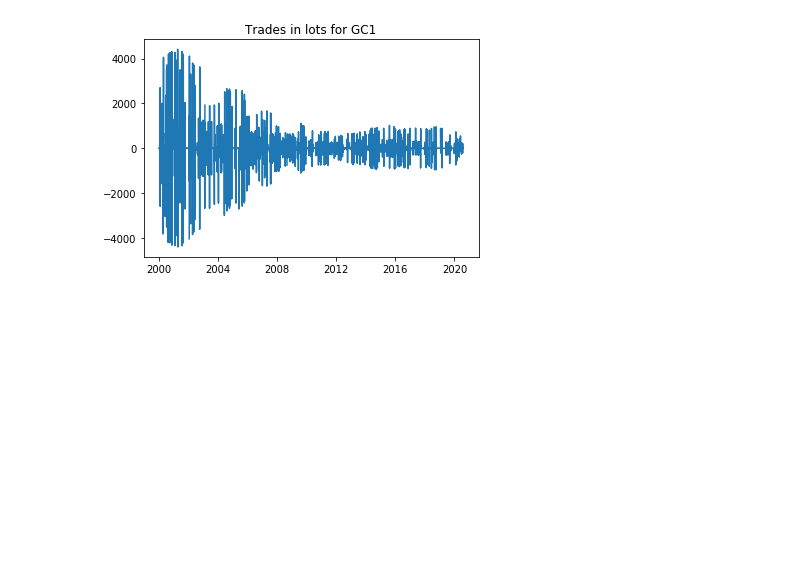
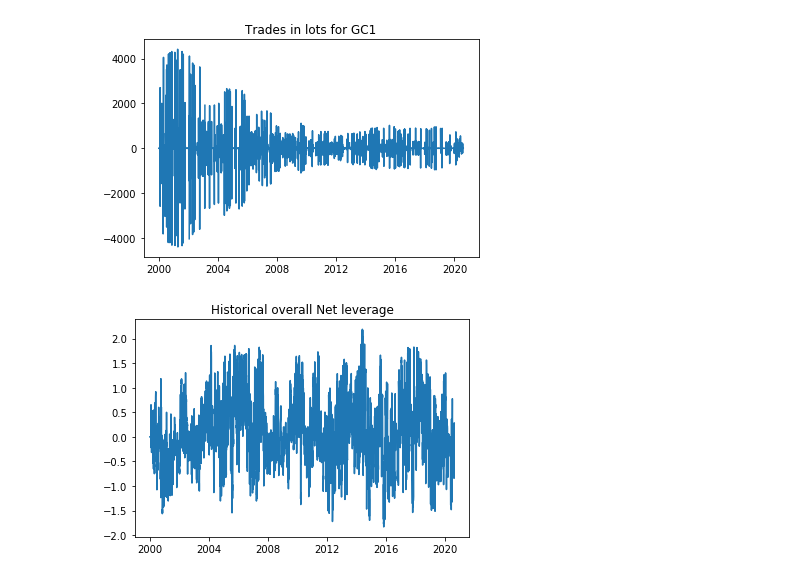
Before and after one commit to PierreAndurand2/MLFinance, a Jupyter notebook: main_notebook.ipynb, the cells around one changed output. Drawn from its saved outputs; the diff is of its cells as text; code cells hidden in the pictures; blank space fills up the shorter version.

```diff
--- a/main_notebook.ipynb
+++ b/main_notebook.ipynb
@@ -247,3 +244,9 @@ Trades for GC1 : 0.0
 [figure]
 [figure]
 [figure]
+# %%
+plt.plot((POS*xb).sum(axis=1))
+plt.title("Historical overall Net leverage")
+plt.show()
+# %% [output]
+[figure, added]
```
Also changed, not shown: parts of 1 cell of this notebook, 1 other file.
